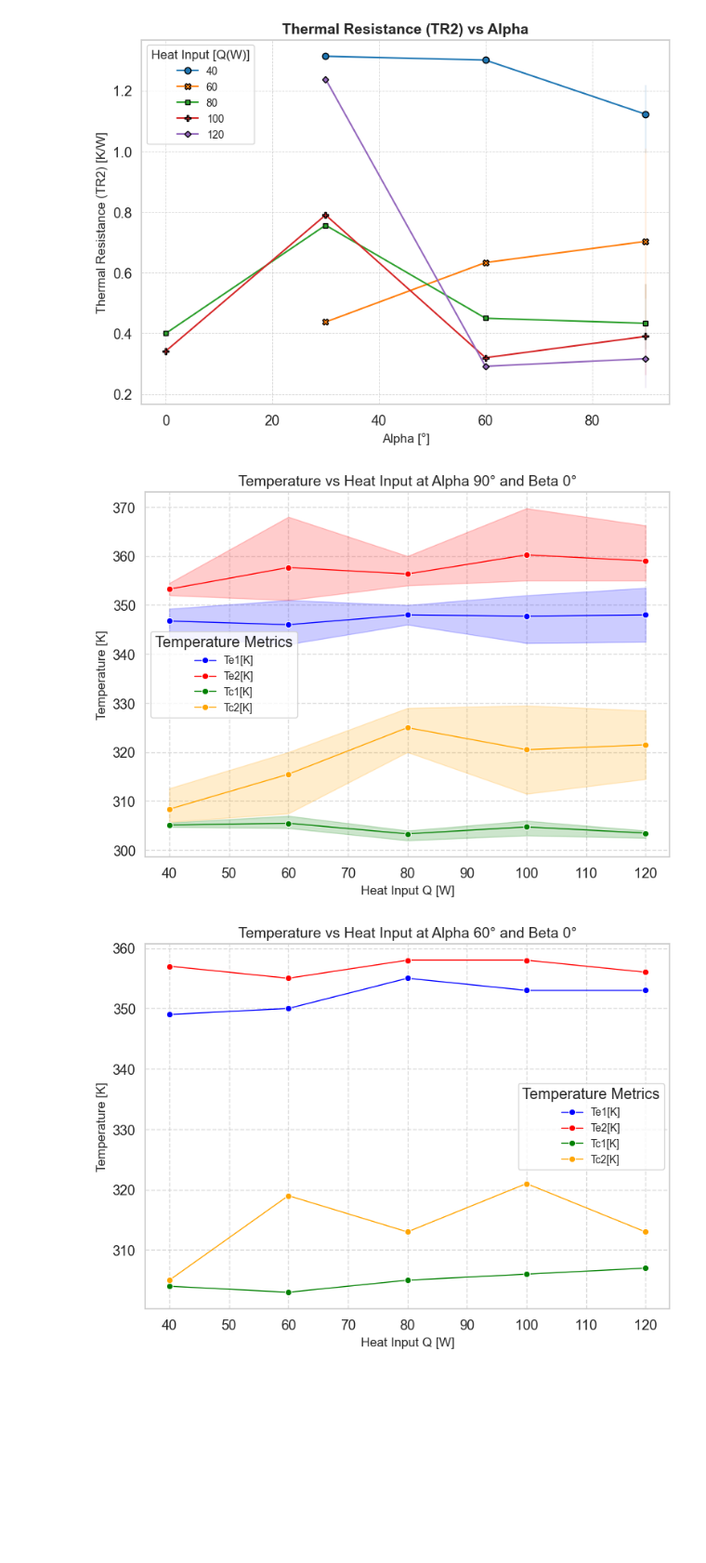
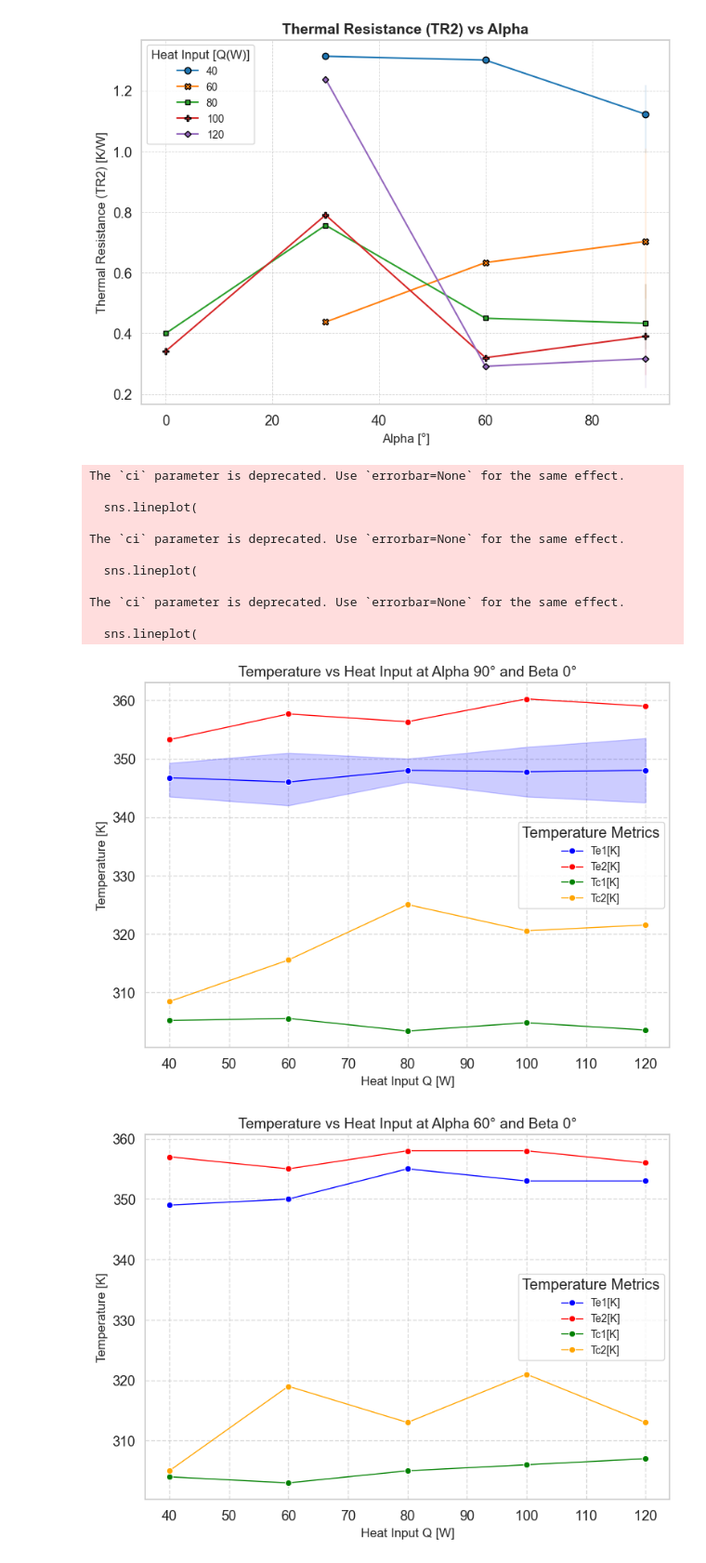
Before and after one commit to kamleshparmar17/Advanced_PulseHeatPipe_krp, a Jupyter notebook: ml/eda/plots_five_steps_method.ipynb, the cells around one changed output. Shown at 93% size. Saved outputs shown, nothing was run; the diff lists cells and outputs as text; code cells hidden in the pictures; blank space fills up the shorter version.

```diff
--- a/ml/eda/plots_five_steps_method.ipynb
+++ b/ml/eda/plots_five_steps_method.ipynb
@@ -139,39 +139,53 @@ sns.lineplot(
     marker="o",
     label="Te2[K]",
     linewidth=1,
-    color='red'
+    color='red',
+    ci=None  # Remove standard deviation shadow
 )
 sns.lineplot(
     data=alpha_only_data,
     x="Q[W]",
     y="Tc1[K]",
     marker="o",
     label="Tc1[K]",
     linewidth=1,
-    color='green'
+    color='green',
+    ci=None  # Remove standard deviation shadow
 )
 sns.lineplot(
     data=alpha_only_data,
     x="Q[W]",
     y="Tc2[K]",
     marker="o",
     label="Tc2[K]",
     linewidth=1,
-    color='orange'
+    color='orange',
+    ci=None  # Remove standard deviation shadow
 )
 
 # Enhance the graph for publication
 plt.title("Temperature vs Heat Input at Alpha 90° and Beta 0°", fontsize=14)
 plt.xlabel("Heat Input Q [W]", fontsize=12)
 plt.ylabel("Temperature [K]", fontsize=12)
 plt.grid(True, linestyle='--', alpha=0.7)
 plt.legend(fontsize=10, title="Temperature Metrics")
 plt.tight_layout()
 
 # Show the plot
 plt.show()
 # %% [output]
+The `ci` parameter is deprecated. Use `errorbar=None` for the same effect.
+
+  sns.lineplot(
+
+The `ci` parameter is deprecated. Use `errorbar=None` for the same effect.
+
+  sns.lineplot(
+
+The `ci` parameter is deprecated. Use `errorbar=None` for the same effect.
+
+  sns.lineplot(
-[figure, old version]
+[figure, new version]
 # %%
 # Filter the data for alpha only (example: alpha == 60)
 alpha_only_data = df[df["alpha"] == 60]  # Adjust the filter as needed
```
Also changed, not shown: parts of 18 cells of this notebook.
